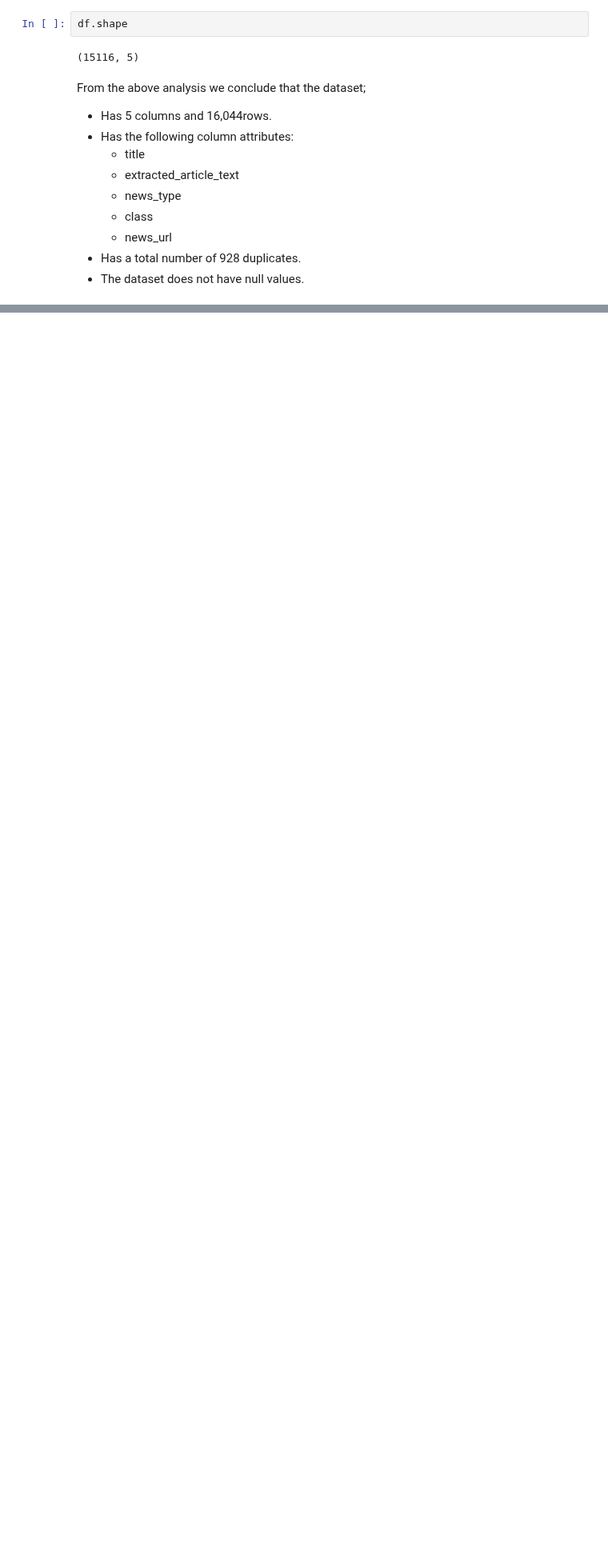
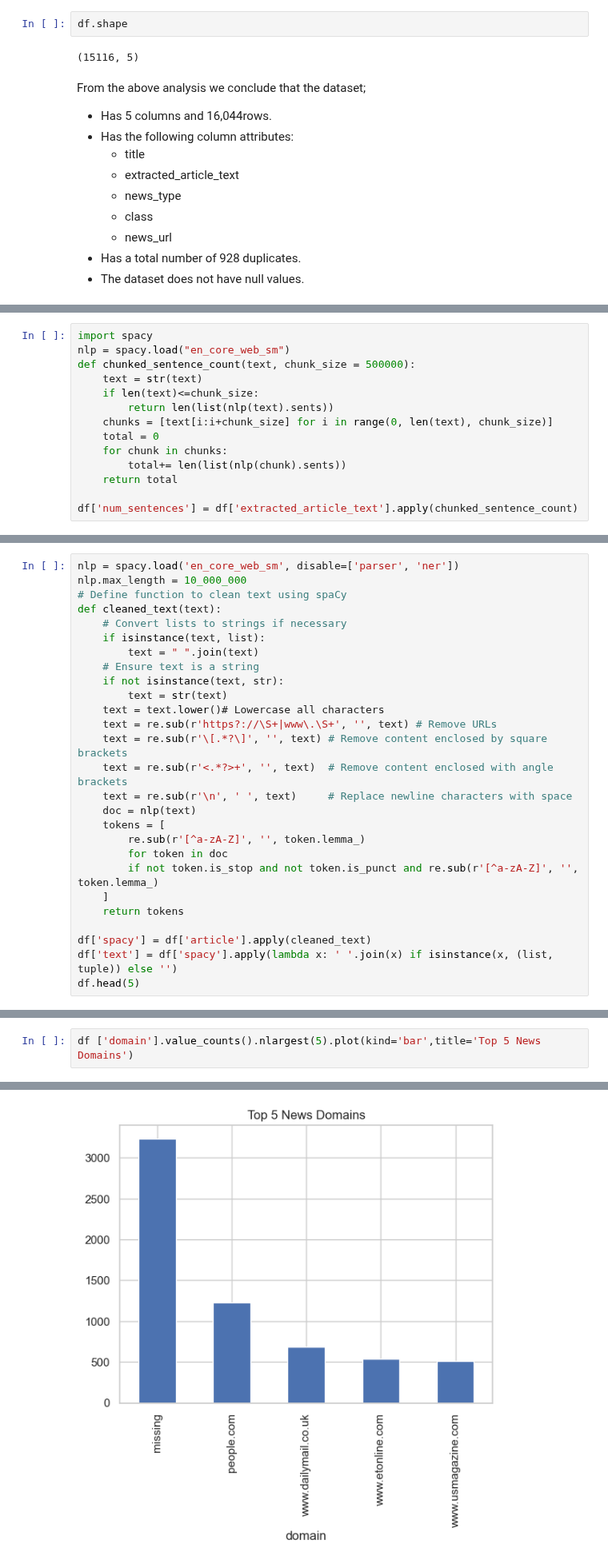
Before and after one commit to mwakad/Fake-News-Detection-, a Jupyter notebook: notebooks/marion.ipynb, the cells around one changed output, grey strips where cells are left out. Shown at 80% size. Saved outputs shown, nothing was run; the diff lists cells and outputs as text; blank space fills up the shorter version.

```diff
--- a/notebooks/marion.ipynb
+++ b/notebooks/marion.ipynb
@@ -289,0 +190,14 @@ df.head(10)
+# %%
+import spacy
+nlp = spacy.load("en_core_web_sm")
+def chunked_sentence_count(text, chunk_size = 500000):
+    text = str(text)
+    if len(text)<=chunk_size:
+        return len(list(nlp(text).sents))
+    chunks = [text[i:i+chunk_size] for i in range(0, len(text), chunk_size)]
+    total = 0
+    for chunk in chunks:
+        total+= len(list(nlp(chunk).sents))
+    return total
+
+df['num_sentences'] = df['extracted_article_text'].apply(chunked_sentence_count)
@@ -289,0 +227,27 @@ df.head(10)
+# %%
+nlp = spacy.load('en_core_web_sm', disable=['parser', 'ner'])
+nlp.max_length = 10_000_000
+# Define function to clean text using spaCy
+def cleaned_text(text):
+    # Convert lists to strings if necessary
+    if isinstance(text, list):
+        text = " ".join(text)
+    # Ensure text is a string
+    if not isinstance(text, str):
+        text = str(text)
+    text = text.lower()# Lowercase all characters
+    text = re.sub(r'https?://\S+|www\.\S+', '', text) # Remove URLs
+    text = re.sub(r'\[.*?\]', '', text) # Remove content enclosed by square brackets
+    text = re.sub(r'<.*?>+', '', text)  # Remove content enclosed with angle brackets
+    text = re.sub(r'\n', ' ', text)     # Replace newline characters with space
+    doc = nlp(text)
+    tokens = [
+        re.sub(r'[^a-zA-Z]', '', token.lemma_)
+        for token in doc
+        if not token.is_stop and not token.is_punct and re.sub(r'[^a-zA-Z]', '', token.lemma_)
+    ]
+    return tokens
+
+df['spacy'] = df['article'].apply(cleaned_text)
+df['text'] = df['spacy'].apply(lambda x: ' '.join(x) if isinstance(x, (list, tuple)) else '')
+df.head(5)
@@ -451,0 +309,3 @@ plt.show()
+# %%
+df ['domain'].value_counts().nlargest(5).plot(kind='bar',title='Top 5 News Domains')
+# %% [output]
@@ -451,0 +313 @@ plt.show()
+[figure, added]
```
Also changed, not shown: parts of 32 cells of this notebook.
